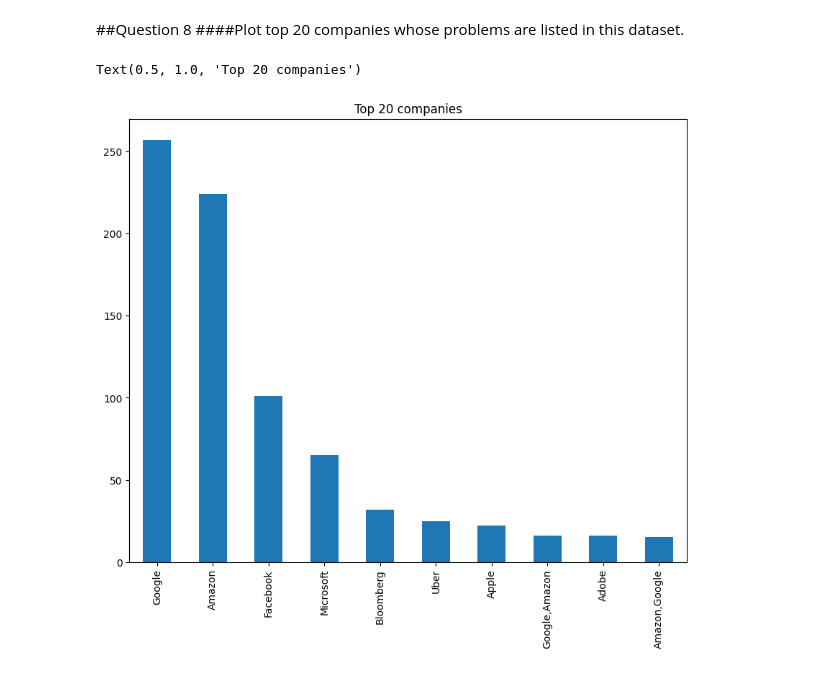
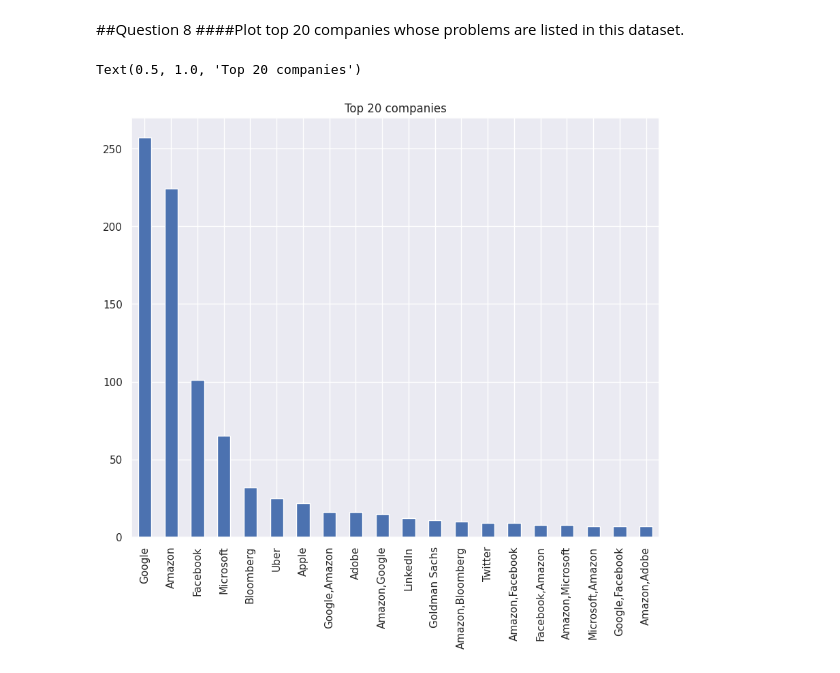
Before and after one commit to prad69/MLAssignments, a Jupyter notebook: EDA_|_LeetCode_Dataset_Question.ipynb, the cells around one changed output. Saved outputs shown, nothing was run; the diff lists cells and outputs as text; code cells hidden in the pictures.

```diff
--- a/EDA_|_LeetCode_Dataset_Question.ipynb
+++ b/EDA_|_LeetCode_Dataset_Question.ipynb
@@ -178,0 +191,7 @@ dataset.describe()
+# %%
+import seaborn as sns
+import matplotlib.pyplot as plt
+
+sns.set()
+plt.figure(figsize=(15,10))
+dataset.boxplot(vert=0)
@@ -221,10 +288,10 @@ sns.displot(dataset.asked_by_faang,kde=False)
 ##Question 8
 ####Plot top 20 companies whose problems are listed in this dataset.
 # %%
-top_20 = dataset['companies'].value_counts()[:10]
+top_20 = dataset['companies'].value_counts()[:20]
 
 top_20.plot(kind='bar',figsize=(10,8))
 plt.title('Top 20 companies')
 # %% [output]
 Text(0.5, 1.0, 'Top 20 companies')
-[figure, old version]
+[figure, new version]
```
Also changed, not shown: parts of 12 cells of this notebook.
